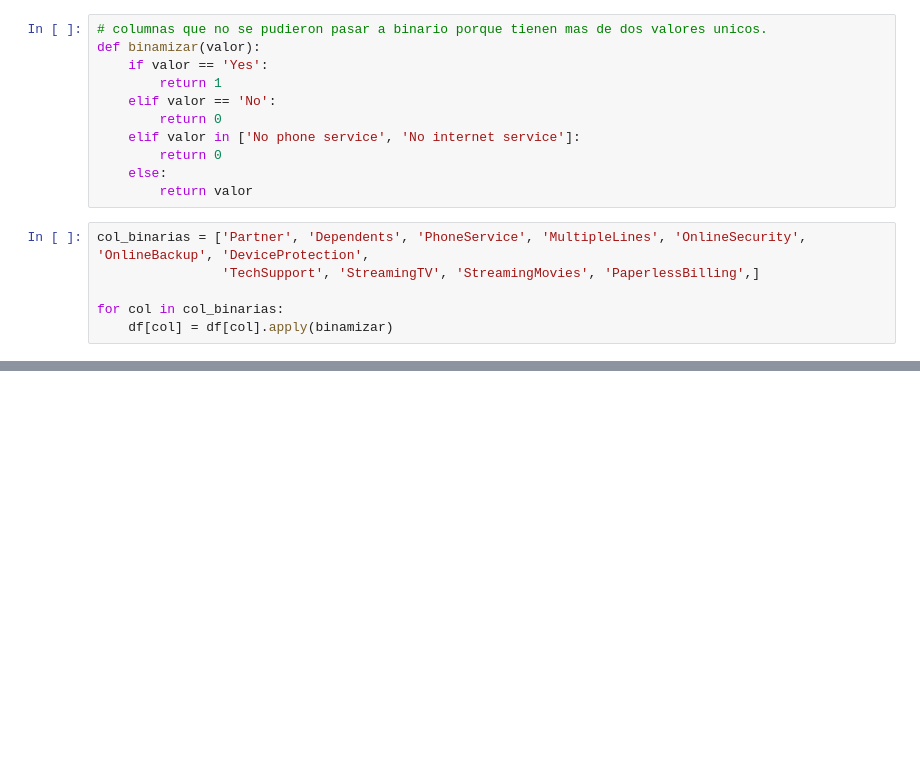
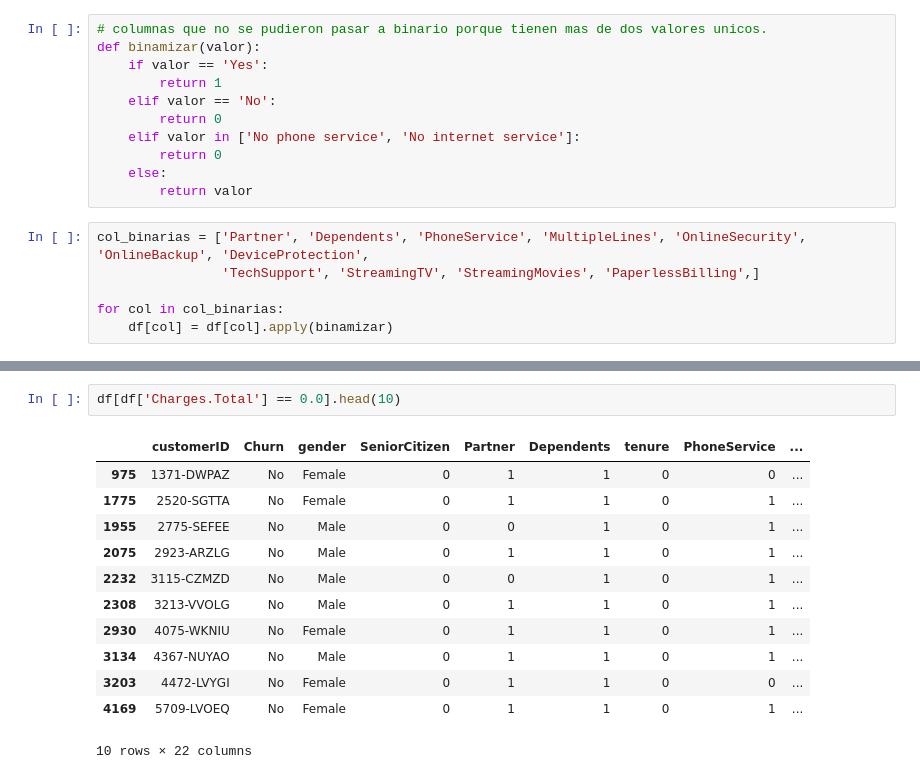
Before and after one commit to Smejia2002/telecomX, a Jupyter notebook: notebooks/telecom_x_latam.ipynb, the cells around one changed output, grey strips where cells are left out. Cells and saved outputs as stored; diff of their text form; blank space fills up the shorter version.

```diff
--- a/notebooks/telecom_x_latam.ipynb
+++ b/notebooks/telecom_x_latam.ipynb
@@ -274,0 +304,15 @@ memory usage: 1.2+ MB
+# %%
+df[df['Charges.Total'] == 0.0].head(10)
+# %% [output]
+|  | customerID | Churn | gender | SeniorCitizen | Partner | Dependents | tenure | PhoneService | ... |
+| 975 | 1371-DWPAZ | No | Female | 0 | 1 | 1 | 0 | 0 | ... |
+| 1775 | 2520-SGTTA | No | Female | 0 | 1 | 1 | 0 | 1 | ... |
+| 1955 | 2775-SEFEE | No | Male | 0 | 0 | 1 | 0 | 1 | ... |
+| 2075 | 2923-ARZLG | No | Male | 0 | 1 | 1 | 0 | 1 | ... |
+| 2232 | 3115-CZMZD | No | Male | 0 | 0 | 1 | 0 | 1 | ... |
+| 2308 | 3213-VVOLG | No | Male | 0 | 1 | 1 | 0 | 1 | ... |
+| 2930 | 4075-WKNIU | No | Female | 0 | 1 | 1 | 0 | 1 | ... |
+| 3134 | 4367-NUYAO | No | Male | 0 | 1 | 1 | 0 | 1 | ... |
+| 3203 | 4472-LVYGI | No | Female | 0 | 1 | 1 | 0 | 0 | ... |
+| 4169 | 5709-LVOEQ | No | Female | 0 | 1 | 1 | 0 | 1 | ... |
+10 rows × 22 columns
```
Also changed, not shown: parts of 6 cells of this notebook.
